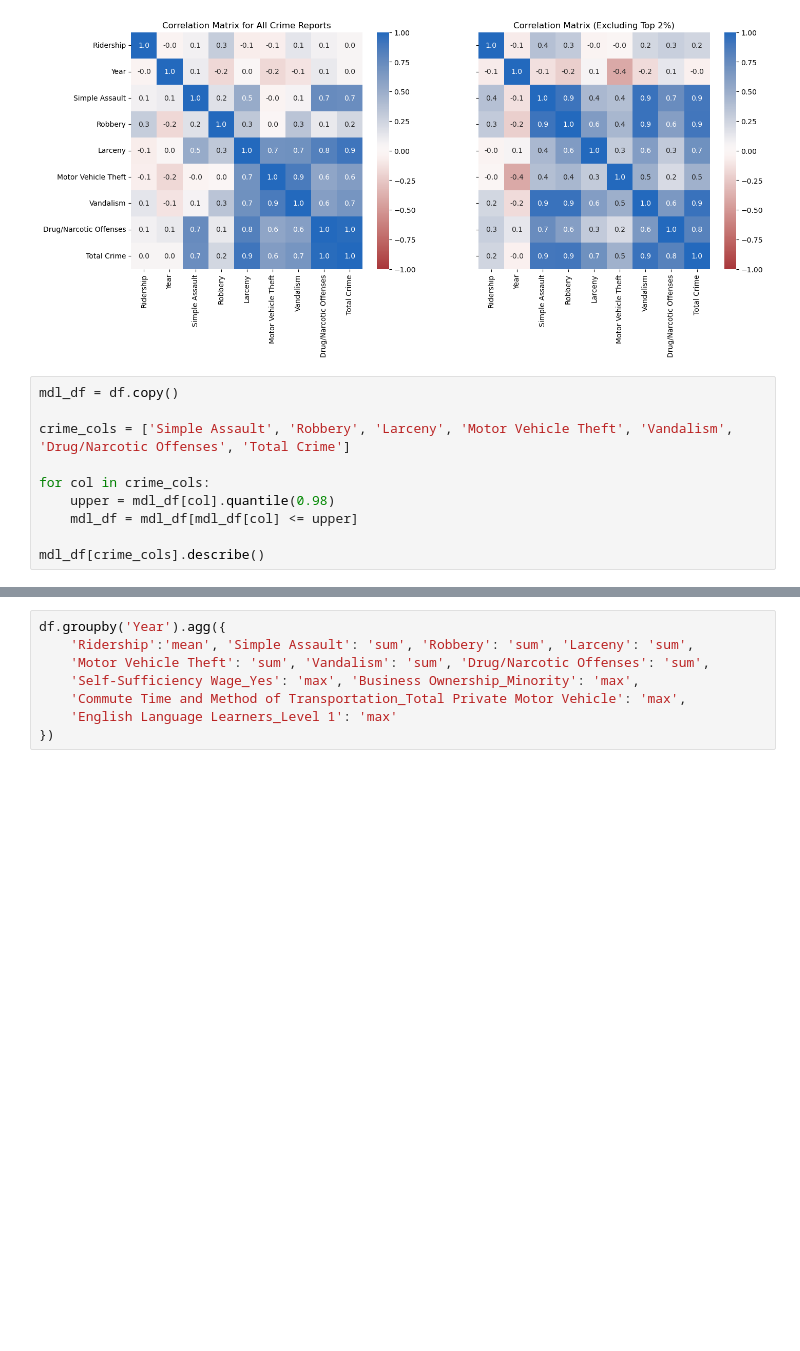
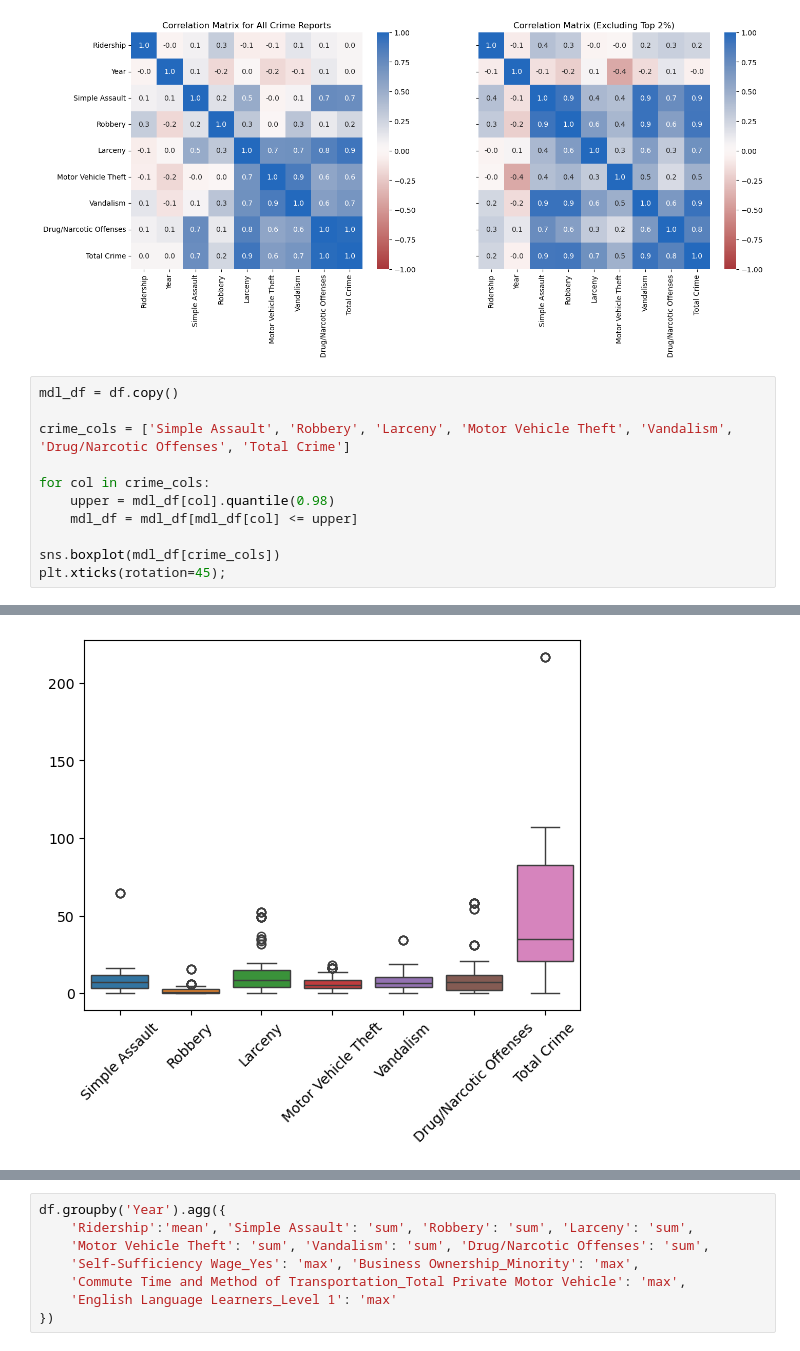
Before and after one commit to COGS108/Group022_WI26, a Jupyter notebook: 03-FinalProject.ipynb, the cells around one changed output, grey strips where cells are left out. Drawn from its saved outputs; the diff is of its cells as text; blank space fills up the shorter version.

```diff
--- a/03-FinalProject.ipynb
+++ b/03-FinalProject.ipynb
@@ -874,5 +901,6 @@ for col in crime_cols:
     upper = mdl_df[col].quantile(0.98)
     mdl_df = mdl_df[mdl_df[col] <= upper]
 
-mdl_df[crime_cols].describe()
+sns.boxplot(mdl_df[crime_cols])
+plt.xticks(rotation=45);
 # %% [output]
@@ -888,3 +907,4 @@ mdl_df[crime_cols].describe()
+[figure, added]
 # %%
 lm1 = smf.ols('Q("Total Crime") ~ Ridership * C(Year)', data=mdl_df).fit()
 print(lm1.summary())
```
Also changed, not shown: parts of 16 cells of this notebook.
